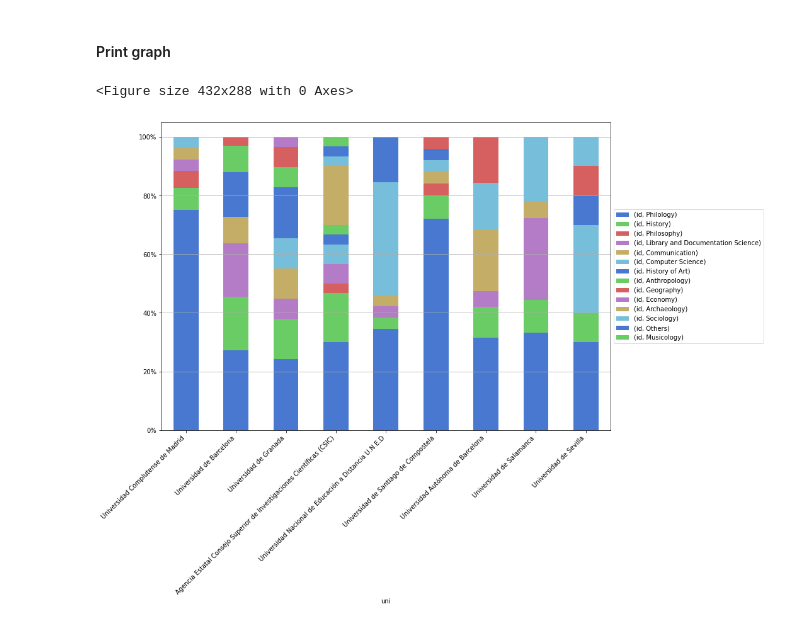
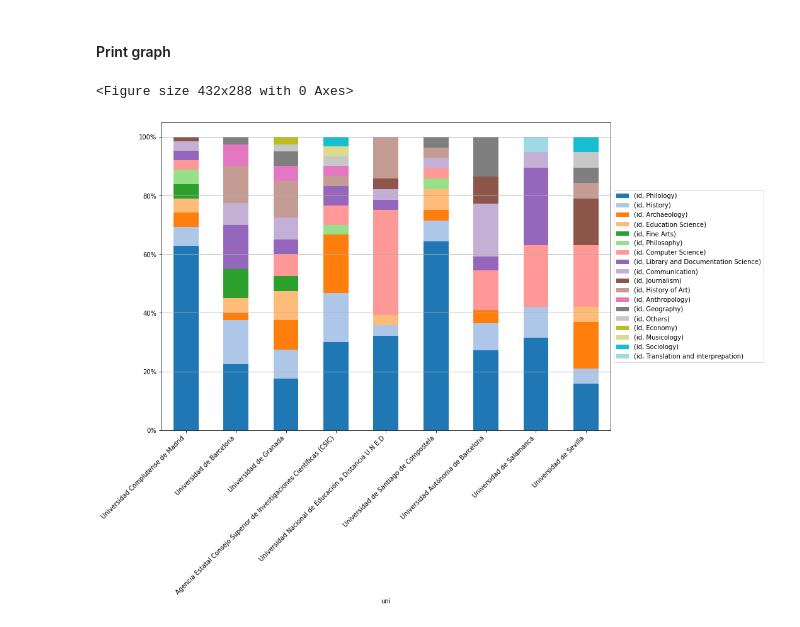
Before and after one commit to linhd-postdata/desir, a Jupyter notebook: Fig09. Relative weight of each department in the nine main research centres.ipynb, the cells around one changed output. Cells and saved outputs as stored; diff of their text form; code cells hidden in the pictures.

Commit message:
Fix 'Sevilla' data, change color palette and add translations to 'disciplinas.csv'

```diff
--- a/Fig09. Relative weight of each department in the nine main research centres.ipynb
+++ b/Fig09. Relative weight of each department in the nine main research centres.ipynb
@@ -43,13 +43,12 @@ def translate(dataframe, column_to_translate, translations_filename):
 # %%
 def prepare_data(data, num_of_centres):
     data.drop_duplicates(subset ="ID investigador", keep = "first", inplace = True)
-    data = data[data["Universidad"] != 0]
     data = data.loc[data["Universidad"] != 0]
     data = data.loc[data["Departamento / Centro"] != 0]
-    mini = data[["ID investigador", "Universidad", "Departamento / Centro", "Área de procedencia/disciplina"]]
-    mini.columns = ["id", "uni", "dpto", "disciplina"]
-    mini.loc[mini["uni"]=="Agencia Estatal Consejo Superior de Investigaciones Científicas (CSIC)", "dpto"] = mini.loc[mini["uni"]=="Agencia Estatal Consejo Superior de Investigaciones Científicas (CSIC)", "disciplina"]
-    mini = mini.drop(columns=['disciplina'])
+    mini2 = data.loc[:, ("ID investigador", "Universidad", "Departamento / Centro", "Área de procedencia/disciplina")]
+    mini2.columns = ["id", "uni", "dpto", "disciplina"]
+    mini2.loc[mini2["uni"]=="Agencia Estatal Consejo Superior de Investigaciones Científicas (CSIC)", "dpto"] = mini2.loc[mini2["uni"]=="Agencia Estatal Consejo Superior de Investigaciones Científicas (CSIC)", "disciplina"]
+    mini = mini2.drop(columns=['disciplina'])
 
     filtered_df = mini.loc[mini["dpto"].str.contains('\|')]
     mini = mini.loc[mini["dpto"].str.contains('\|') != True]
@@ -60,16 +59,23 @@ def prepare_data(data, num_of_centres):
     fix_df = pd.DataFrame(new_discp, columns=["id", "uni", "dpto"])
     mini = mini.append(fix_df)
 
+    # manual fixes
     mini.loc[mini["dpto"].str.upper().str.contains('BIBLIOTECA'), "dpto"] = "Biblioteconomía y documentación"
-    mini["dpto"] = mini.loc[:, "dpto"].str.upper()
+    mini.loc[mini["dpto"].str.upper() == "PREHISTORIA Y ARQUEOLOGÍA", "dpto"] = "Arqueología"
+    mini.loc[mini["dpto"].str.upper() == "EDUCACIÓN", "dpto"] = "Ciencias de la educación"
+    mini.loc[mini["dpto"].str.upper() == "HUMANIDADES", "dpto"] = "Historia"
+    mini.loc[mini["dpto"].str.upper().isin(["INFORMÁTICA Y ANÁLISIS NUMÉRICO", "LENGUAJES Y SISTEMAS INFORMÁTICOS"]), "dpto"] = "Ciencias de la computación"
+    mini.loc[mini["dpto"].str.upper().isin(["CIENCIAS Y TÉCNICAS HISTORIOGRÁFICAS", "INSTITUTO DE HISTORIOGRAFÍA JULIO CARO BAROJA"]), "dpto"] = "Historia"
+    # mini.loc[mini["dpto"].str.upper() == "LENGUAJES Y SISTEMAS INFORMÁTICOS", "dpto"] = "Historia"
+
+    mini.loc[:, "dpto"] = mini["dpto"].str.upper()
     translations_df = pd.read_csv(f"data/disciplinas.csv")
     translations_df.columns=["dpto", "translation"]
-    translations_df['dpto'] = translations_df['dpto'].str.upper()
-    translations_df['dpto'] = translations_df['dpto'].str.normalize('NFKD').str.encode('ascii', errors='ignore').str.decode('utf-8')
-    mini["dpto"] = mini["dpto"].str.normalize('NFKD').str.encode('ascii', errors='ignore').str.decode('utf-8')
+    translations_df.loc[:, "dpto"] = translations_df['dpto'].str.upper()
+    translations_df.loc[:, "dpto"] = translations_df['dpto'].str.normalize('NFKD').str.encode('ascii', errors='ignore').str.decode('utf-8')
+    mini.loc[:, "dpto"] = mini["dpto"].str.normalize('NFKD').str.encode('ascii', errors='ignore').str.decode('utf-8')
     df_def = pd.merge(mini, translations_df, on="dpto", how='outer')
-
-    display(df_def.loc[pd.isnull(df_def.translation)])
+    df_def.loc[pd.isnull(df_def.translation), "translation"] = "Others"
 
     uni_df = mini.groupby("uni").agg({'id': 'count'})
     uni_list = uni_df.nlargest(num_of_centres, "id").index.tolist()
@@ -116,22 +99,23 @@ See the caveats in the documentation: https://pandas.pydata.org/pandas-docs/stab
 #### Print graph
 # %%
 plt.figure()
-ax1 = df2.plot(stacked=True, kind="bar", figsize=(16,9))
+# colors =  plt.cm.get_cmap("tab20")( (4./3*np.arange(20*3/4)).astype(int) )
+ax1 = df2.plot(stacked=True, kind="bar", figsize=(16,9), colormap="tab20")
 ax1.yaxis.set_major_formatter(ticker.PercentFormatter(1,decimals=0))
 plt.grid(axis='y')
 plt.setp(ax1.xaxis.get_majorticklabels(), rotation=45, ha='right')
 
 # Shrink current axis by 20%
 box = ax1.get_position()
 ax1.set_position([box.x0, box.y0, box.width * 0.8, box.height])
 
 # Put a legend to the right of the current axis
 ax1.legend(loc='center left', bbox_to_anchor=(1, 0.5))
 
 plt.show()
 # %% [output]
 <Figure size 432x288 with 0 Axes>
-[figure, old version]
+[figure, new version]
 # %%
 df2
 # %% [output]
```
Also changed, not shown: parts of 2 cells of this notebook, 1 other file.
